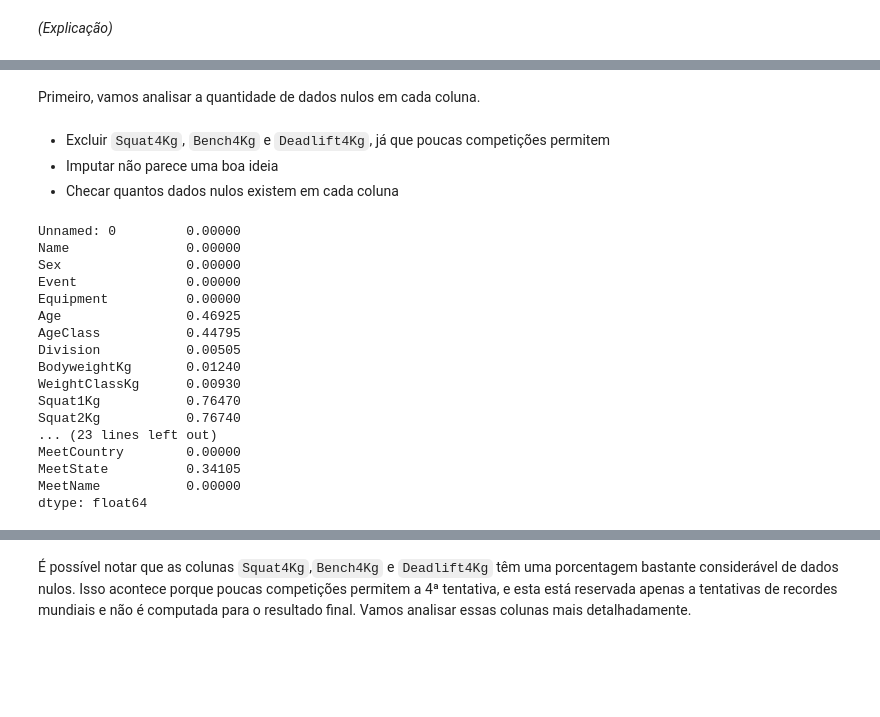
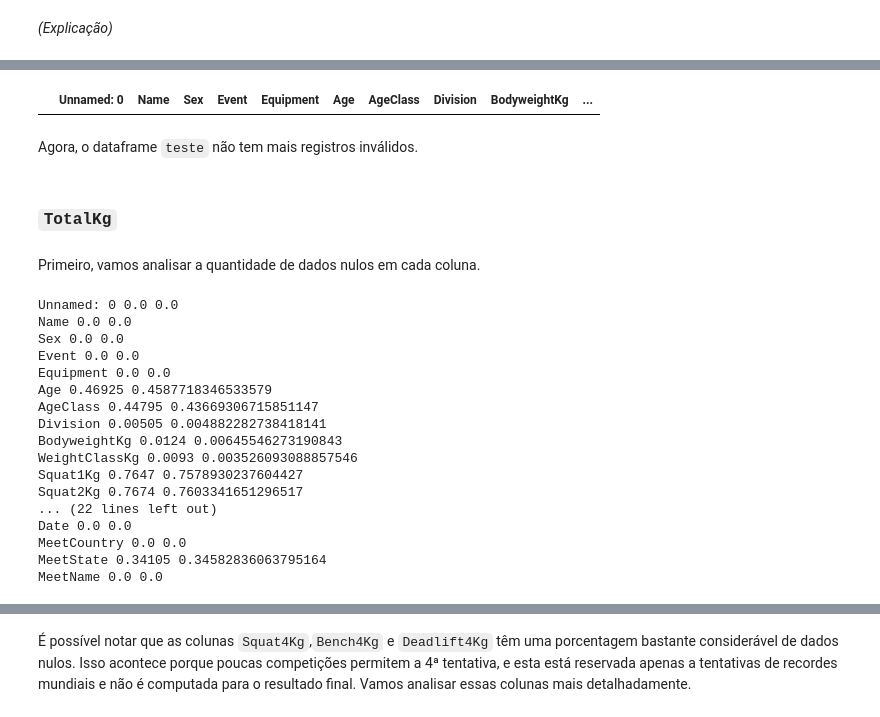
Before and after one commit to RafaelBNN/if697, a Jupyter notebook: ProjetoIF697.ipynb, the cells around one changed output, grey strips where cells are left out. Drawn from its saved outputs; the diff is of its cells as text; code cells hidden in the pictures; blank space fills up the shorter version.

```diff
--- a/ProjetoIF697.ipynb
+++ b/ProjetoIF697.ipynb
@@ -166,28 +240,34 @@ Vemos, agora, que os tipos dos dados estão de acordo com o senso comum.
+# %%
+teste[(teste['Place']=='DQ') | (teste['Place']=='DD') | (teste['Place']=='NS')].head()
+# %% [output]
+|  | Unnamed: 0 | Name | Sex | Event | Equipment | Age | AgeClass | Division | BodyweightKg | ... |
+# %% [markdown]
+Agora, o dataframe `teste` não tem mais registros inválidos.
+# %% [markdown]
+### `TotalKg`
 # %% [markdown]
 Primeiro, vamos analisar a quantidade de dados nulos em cada coluna.
-# %% [markdown]
-* Excluir `Squat4Kg`, `Bench4Kg` e `Deadlift4Kg`, já que poucas competições permitem
-* Imputar não parece uma boa ideia
-* Checar quantos dados nulos existem em cada coluna
 # %%
-df.isnull().sum(axis = 0)/len(df) # Isso mostra a porcentagem de dados nulos em cada coluna
+for coluna in df:
+    print(coluna, df.isnull().sum(axis = 0)[coluna]/len(df), teste.isnull().sum(axis = 0)[coluna]/len(teste))
 
+# Isso mostra a porcentagem de dados nulos em cada coluna
 # Eh importante notar que mesmo dados que tiveram o dtype alterado ainda contem dados nulos
 # %% [output]
-Unnamed: 0         0.00000
-Name               0.00000
-Sex                0.00000
-Event              0.00000
-Equipment          0.00000
-Age                0.46925
-AgeClass           0.44795
-Division           0.00505
-BodyweightKg       0.01240
-WeightClassKg      0.00930
-Squat1Kg           0.76470
-Squat2Kg           0.76740
-... (23 lines left out)
-MeetCountry        0.00000
-MeetState          0.34105
-MeetName           0.00000
-dtype: float64
+Unnamed: 0 0.0 0.0
+Name 0.0 0.0
+Sex 0.0 0.0
+Event 0.0 0.0
+Equipment 0.0 0.0
+Age 0.46925 0.4587718346533579
+AgeClass 0.44795 0.43669306715851147
+Division 0.00505 0.004882282738418141
+BodyweightKg 0.0124 0.00645546273190843
+WeightClassKg 0.0093 0.003526093088857546
+Squat1Kg 0.7647 0.7578930237604427
+Squat2Kg 0.7674 0.7603341651296517
+... (22 lines left out)
+Date 0.0 0.0
+MeetCountry 0.0 0.0
+MeetState 0.34105 0.34582836063795164
+MeetName 0.0 0.0
```
Also changed, not shown: parts of 33 cells of this notebook.
